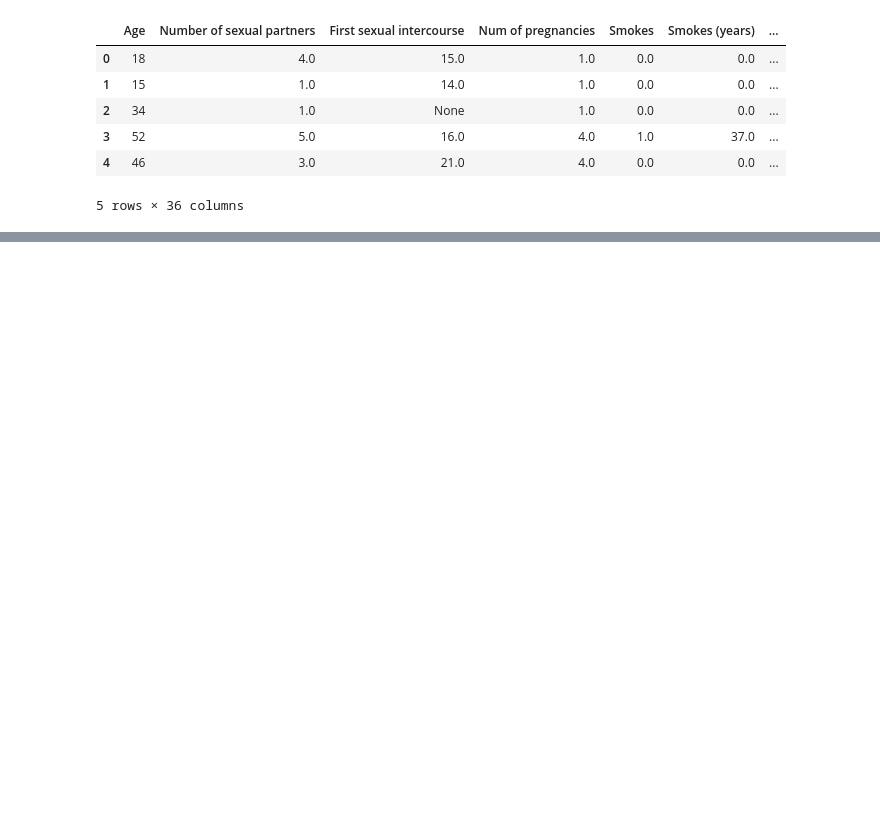
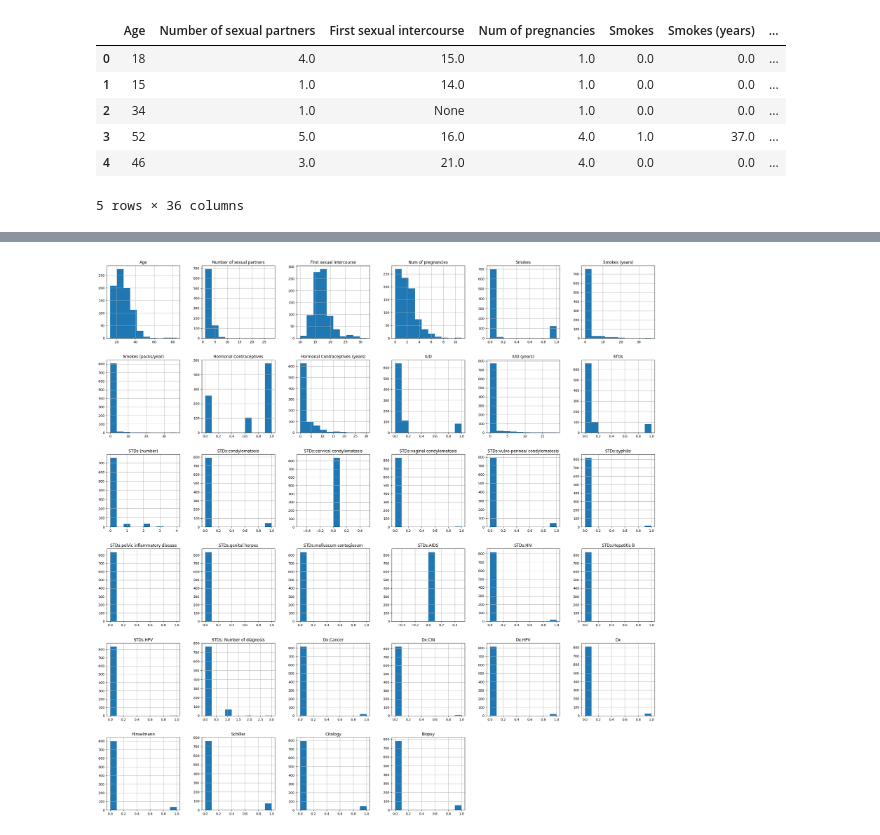
Before and after one commit to va22abb/Msc-Data-Project-Comparative-study-of-machine-learning-algorithms-in-predicting-cervical-cancer, a Jupyter notebook: Cervical_Cancer_Code.ipynb, the cells around one changed output, grey strips where cells are left out. Cells and saved outputs as stored; diff of their text form; code cells hidden in the pictures; blank space fills up the shorter version.

Commit message:
Continuation of data cleaning and EDA.

```diff
--- a/Cervical_Cancer_Code.ipynb
+++ b/Cervical_Cancer_Code.ipynb
@@ -16,5 +25,6 @@ Mounted at /content/drive
 # %%
-df = pd.read_csv('/content/drive/MyDrive/cervical_cancer_risk_factors_dataset.csv')
+# Loading the datasets
+df = pd.read_csv('/content/drive/MyDrive/My Project/cervical_cancer_risk_factors_dataset.csv')
 df.head()
 # %% [output]
 |  | Age | Number of sexual partners | First sexual intercourse | Num of pregnancies | Smokes | Smokes (years) | ... |
@@ -82,0 +151,5 @@ memory usage: 241.4 KB
+# %%
+# Dropping the two columns with excesive missing values
+df.drop('STDs: Time since first diagnosis', inplace=True, axis=1)
+df.drop('STDs: Time since last diagnosis', inplace=True, axis=1)
+df.head()
@@ -82,0 +164,4 @@ memory usage: 241.4 KB
+# %%
+# using the drop_duplicates method to remove duplicate rows
+df = df.drop_duplicates()
+df.info()
@@ -82,0 +186,4 @@ memory usage: 241.4 KB
+# %%
+# filling the missing data in the dataset with the mean values for each of the columns.
+data = df.fillna(df.mean())
+data.head()
@@ -82,0 +220,6 @@ memory usage: 241.4 KB
+# %%
+# plotting variation graphs for each property
+data.hist(figsize=(30, 30))
+plt.show()
+# %% [output]
+[figure, added]
```
Also changed, not shown: parts of 22 cells of this notebook.
